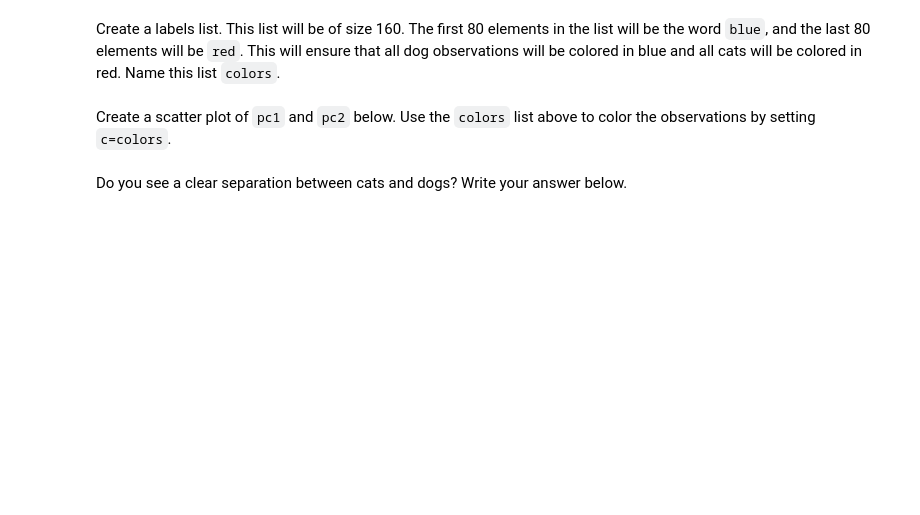
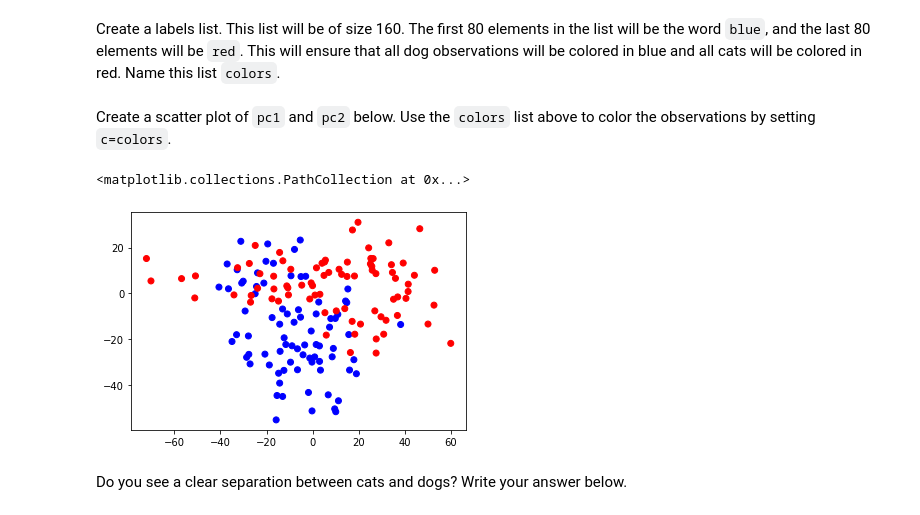
Before and after one commit to ta-datapt-bcn/lab-pca, a Jupyter notebook: your-code/main.ipynb, the cells around one changed output. Drawn from its saved outputs; the diff is of its cells as text; code cells hidden in the pictures; blank space fills up the shorter version.

```diff
--- a/your-code/main.ipynb
+++ b/your-code/main.ipynb
@@ -75,7 +118,12 @@ Load the `PCA` function from `statsmodels` (read about this function [here](http
 Use `numpy` to find to transpose the standardized pet array. This will help us compute the projection.
 # %%
 # Your code here:
+
+photos_T = np.transpose(photos)
 # %% [markdown]
 Find the dot product of the transposed standardized pet matrix and the `factors` of the `PCA` model found above. This will be the projection onto 2 dimensions. This means that each cat and dog image will now only have two columns instead of 4096.
 # %%
 # Your code here:
+
+photos_dot = np.dot(photos_T, pca.factors)
+photos_dot
@@ -87,3 +153,6 @@ Now that we have reduced our cats and dogs arrays, we can easily plot the data i
 In the cell below, turn the two dimensional projection into a pandas dataframe and name the columns `pc1`, and `pc2` respectively.
 # %%
 # Your code here:
+
+pca_df = pd.DataFrame(photos_dot)
+pca_df
@@ -91,9 +174,16 @@ In the cell below, turn the two dimensional projection into a pandas dataframe a
 Create a labels list. This list will be of size 160. The first 80 elements in the list will be the word `blue`, and the last 80 elements will be `red`. This will ensure that all dog observations will be colored in blue and all cats will be colored in red. Name this list `colors`.
 # %%
 # Your code here:
+
+labels = ['blue'] * 80 + ['red'] * 80
 # %% [markdown]
 Create a scatter plot of `pc1` and `pc2` below. Use the `colors` list above to color the observations by setting `c=colors`.
 # %%
 # Your code here:
+
+plt.scatter(pca_df[0], pca_df[1], color=labels)
+# %% [output]
+<matplotlib.collections.PathCollection at 0x...>
+[figure, added]
 # %% [markdown]
 Do you see a clear separation between cats and dogs? Write your answer below.
```
Also changed, not shown: parts of 14 cells of this notebook.
